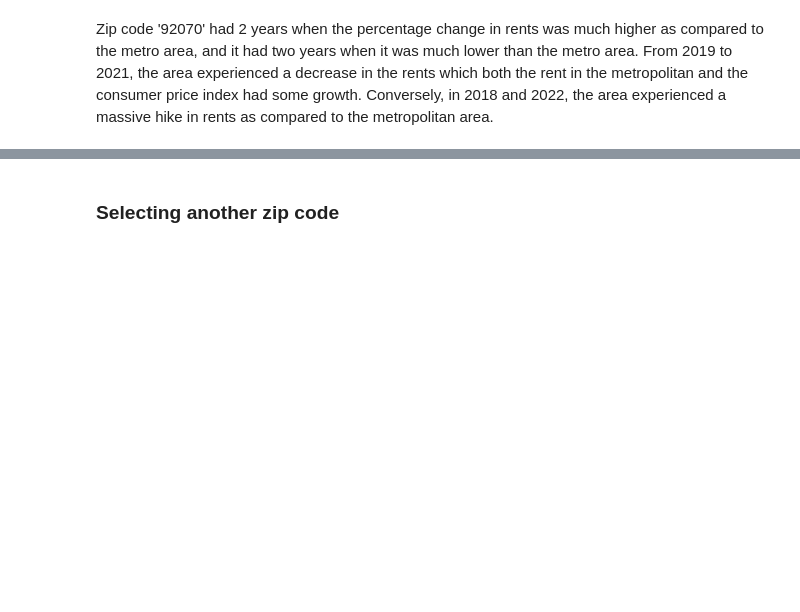
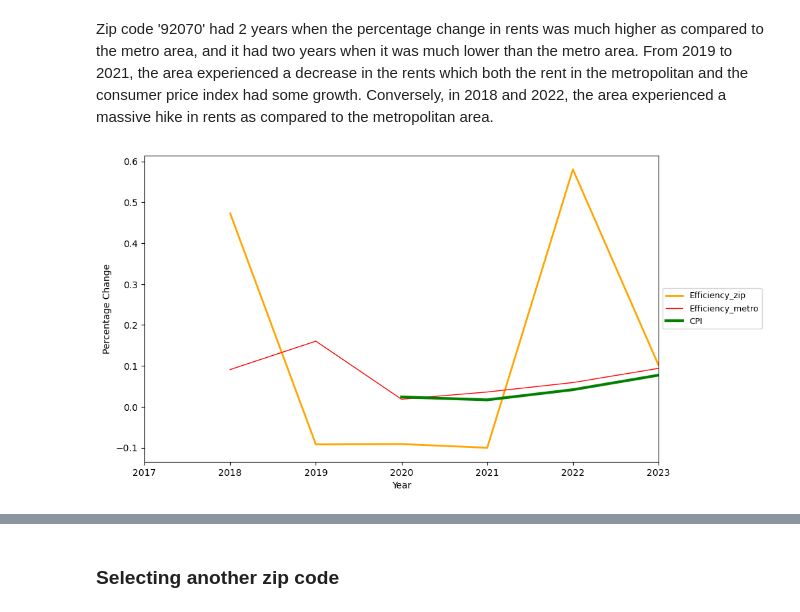
Before and after one commit to shah-satyam/2024Spr_projects, a Jupyter notebook: Single Metro Area Analysis.ipynb, the cells around one changed output, grey strips where cells are left out. Cells and saved outputs as stored; diff of their text form; code cells hidden in the pictures; blank space fills up the shorter version.

Commit message:
Added trends for every apartment type in the zipcode analysis

```diff
--- a/Single Metro Area Analysis.ipynb
+++ b/Single Metro Area Analysis.ipynb
@@ -460,3 +449,7 @@ analyze.plot_zipcode_trends(df=zipcode_data_metro, zipcode=zipcode, field_to_ana
 [figure]
 # %% [markdown]
 Zip code '92070' had 2 years when the percentage change in rents was much higher as compared to the metro area, and it had two years when it was much lower than the metro area. From 2019 to 2021, the area experienced a decrease in the rents which both the rent in the metropolitan and the consumer price index had some growth. Conversely, in 2018 and 2022, the area experienced a massive hike in rents as compared to the metropolitan area.
+# %%
+analyze.plot_zipcode_trends(df=zipcode_data_metro, zipcode=zipcode, field_to_analyze='Efficiency', fmr_implementation_date = FMR_implementation_month, cpi_data_transformed=cpi_data_transformed)
+# %% [output]
+[figure, added]
```
Also changed, not shown: parts of 11 cells of this notebook.
